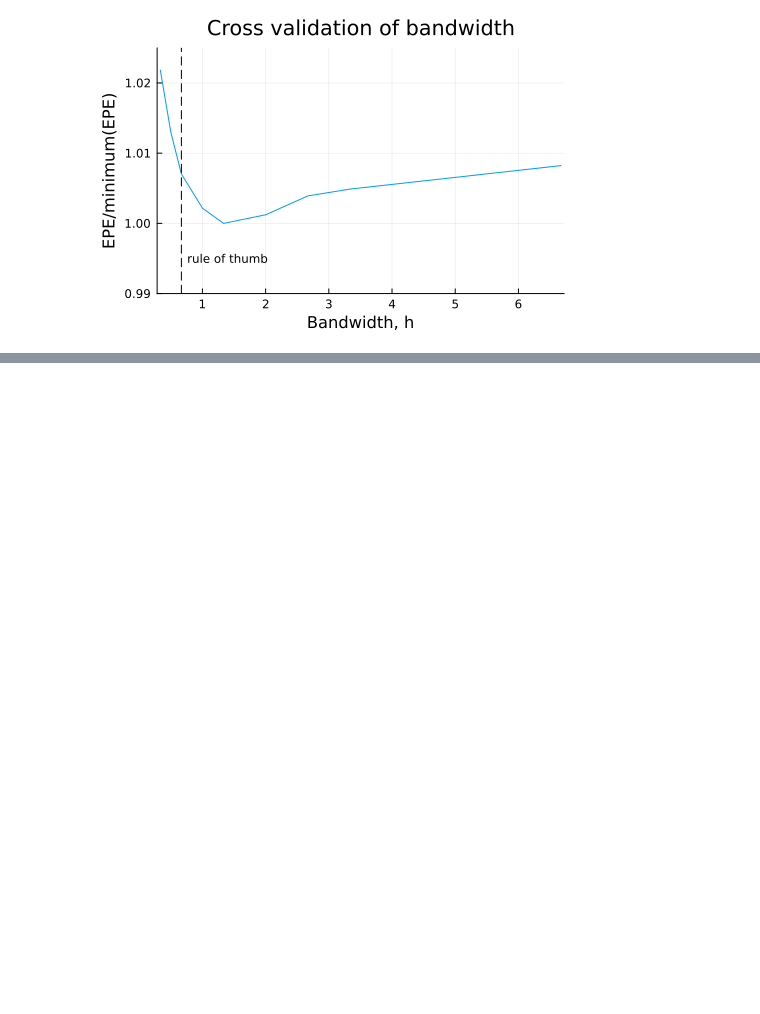
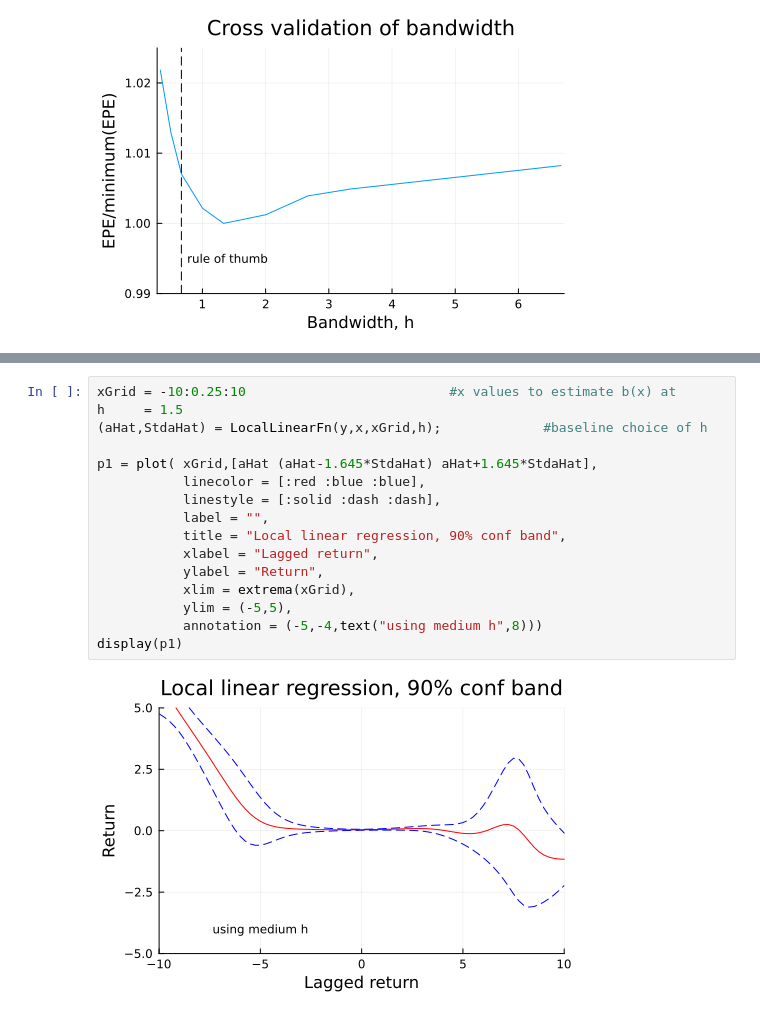
Before and after one commit to PaulSoderlind/FinancialEconometrics, a Jupyter notebook: Ch22_KernelRegression.ipynb, the cells around one changed output, grey strips where cells are left out. Saved outputs shown, nothing was run; the diff lists cells and outputs as text; blank space fills up the shorter version.

Commit message:
added local linear, applied WLS

```diff
--- a/Ch22_KernelRegression.ipynb
+++ b/Ch22_KernelRegression.ipynb
@@ -319,0 +366,18 @@ display(p1)
+# %%
+xGrid = -10:0.25:10                          #x values to estimate b(x) at
+h     = 1.5
+(aHat,StdaHat) = LocalLinearFn(y,x,xGrid,h);             #baseline choice of h
+
+p1 = plot( xGrid,[aHat (aHat-1.645*StdaHat) aHat+1.645*StdaHat],
+           linecolor = [:red :blue :blue],
+           linestyle = [:solid :dash :dash],
+           label = "",
+           title = "Local linear regression, 90% conf band",
+           xlabel = "Lagged return",
+           ylabel = "Return",
+           xlim = extrema(xGrid),
+           ylim = (-5,5),
+           annotation = (-5,-4,text("using medium h",8)))
+display(p1)
+# %% [output]
+[figure, added]
```
Also changed, not shown: parts of 18 cells of this notebook.
